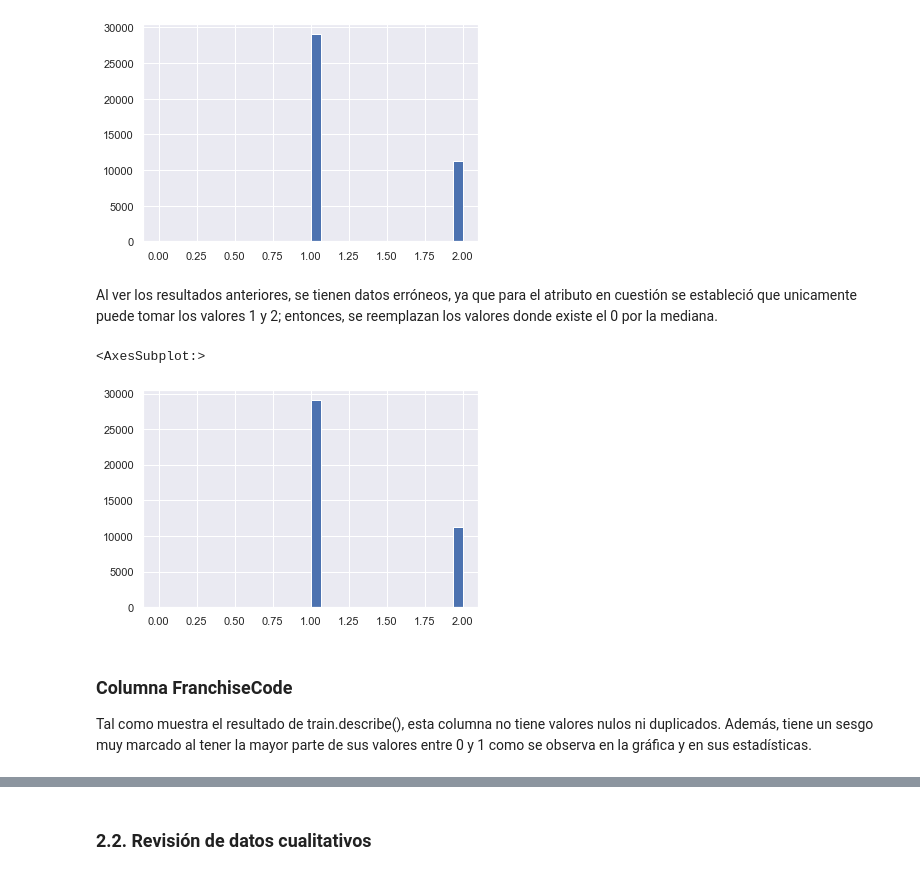
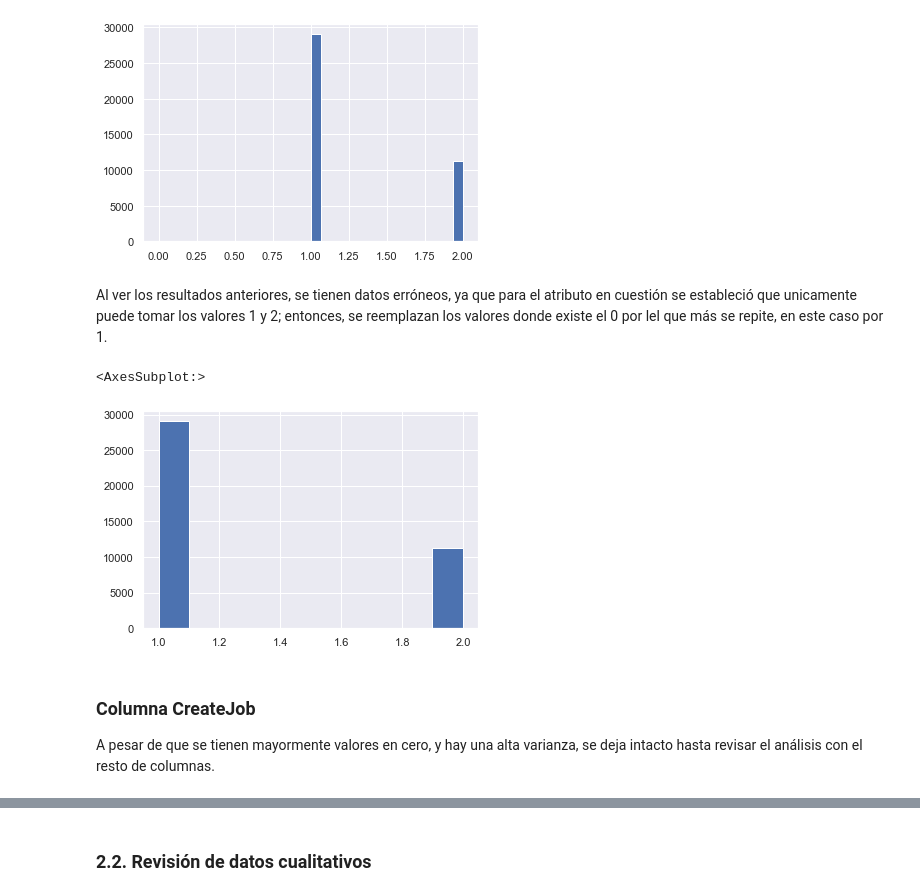
Before and after one commit to steanleo/KaggleChallenge, a Jupyter notebook: notebook/LoanApproval.ipynb, the cells around one changed output, grey strips where cells are left out. Cells and saved outputs as stored; diff of their text form; code cells hidden in the pictures.

Commit message:
Se cambian eliminan ciertas importaciones, se actualiza el notebook con mayor detalle en la limpieza de datos

```diff
--- a/notebook/LoanApproval.ipynb
+++ b/notebook/LoanApproval.ipynb
@@ -220,17 +225,17 @@ NewExist
 dtype: int64
 [figure]
 # %% [markdown]
-Al ver los resultados anteriores, se tienen datos erróneos, ya que para el atributo en cuestión se estableció que unicamente puede tomar los valores 1 y 2; entonces, se reemplazan los valores donde existe el 0 por la mediana.
+Al ver los resultados anteriores, se tienen datos erróneos, ya que para el atributo en cuestión se estableció que unicamente puede tomar los valores 1 y 2; entonces, se reemplazan los valores donde existe el 0 por lel que más se repite, en este caso por 1.
 # %%
-train.loc[train['NewExist'] == 0, 'NewExist'] = train.NewExist.median()
-train['NewExist'].hist(bins=30, range=(0, train['NewExist'].max()))
+train.loc[train['NewExist'] == 0, 'NewExist'] = train.NewExist.mode()[0]
+train['NewExist'].hist()
 # %% [output]
 <AxesSubplot:>
-[figure, old version]
+[figure, new version]
 # %%
 #sns.barplot(x='NewExist', y='Accept', data=train)
-# %% [markdown]
-### Columna FranchiseCode
-
-Tal como muestra el resultado de train.describe(), esta columna no tiene valores nulos ni duplicados. Además, tiene un sesgo muy marcado al tener la mayor parte de sus valores entre 0 y 1 como se observa en la gráfica y en sus estadísticas.
+# %% [markdown]
+### Columna CreateJob
+
+A pesar de que se tienen mayormente valores en cero, y hay una alta varianza, se deja intacto hasta revisar el análisis con el resto de columnas.
 # %%
```
Also changed, not shown: parts of 66 cells of this notebook.
